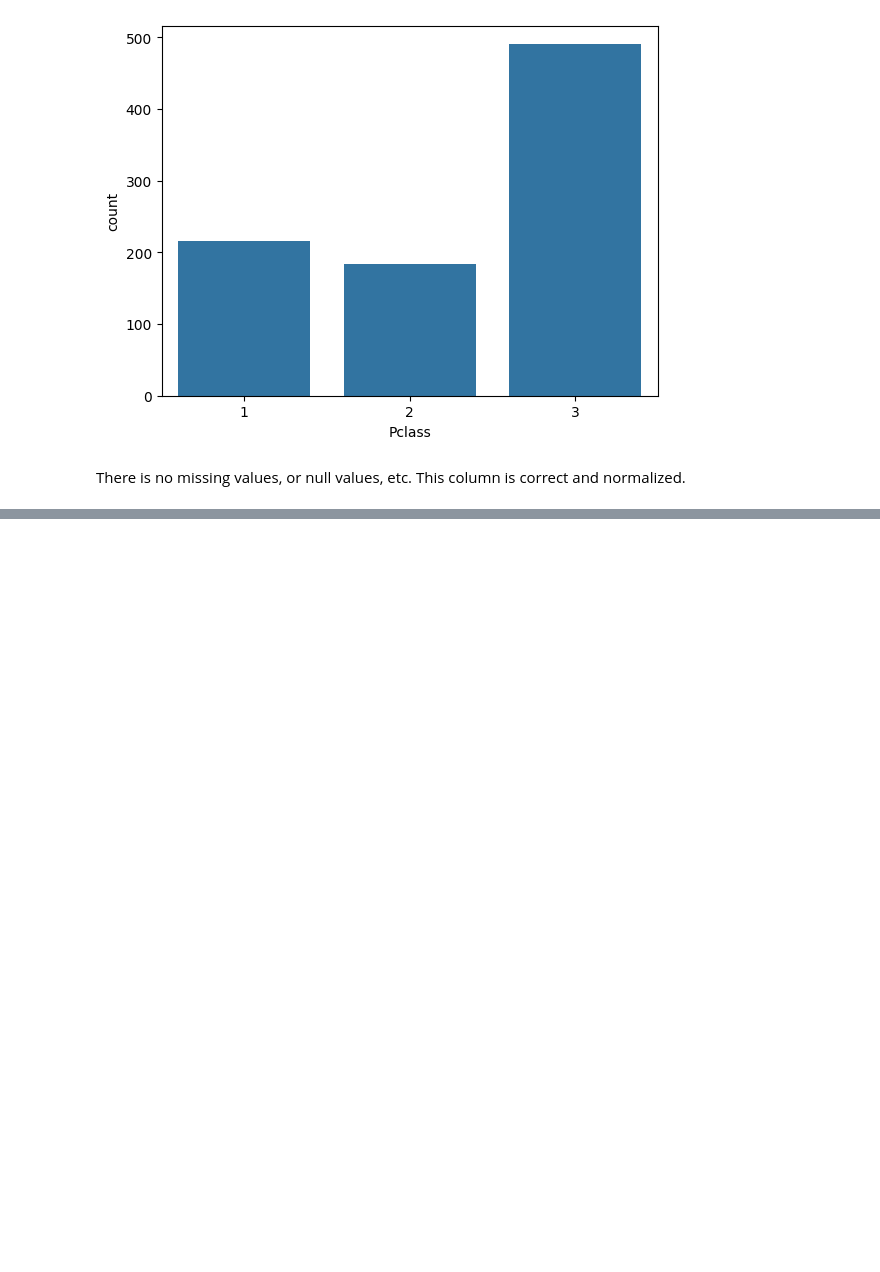
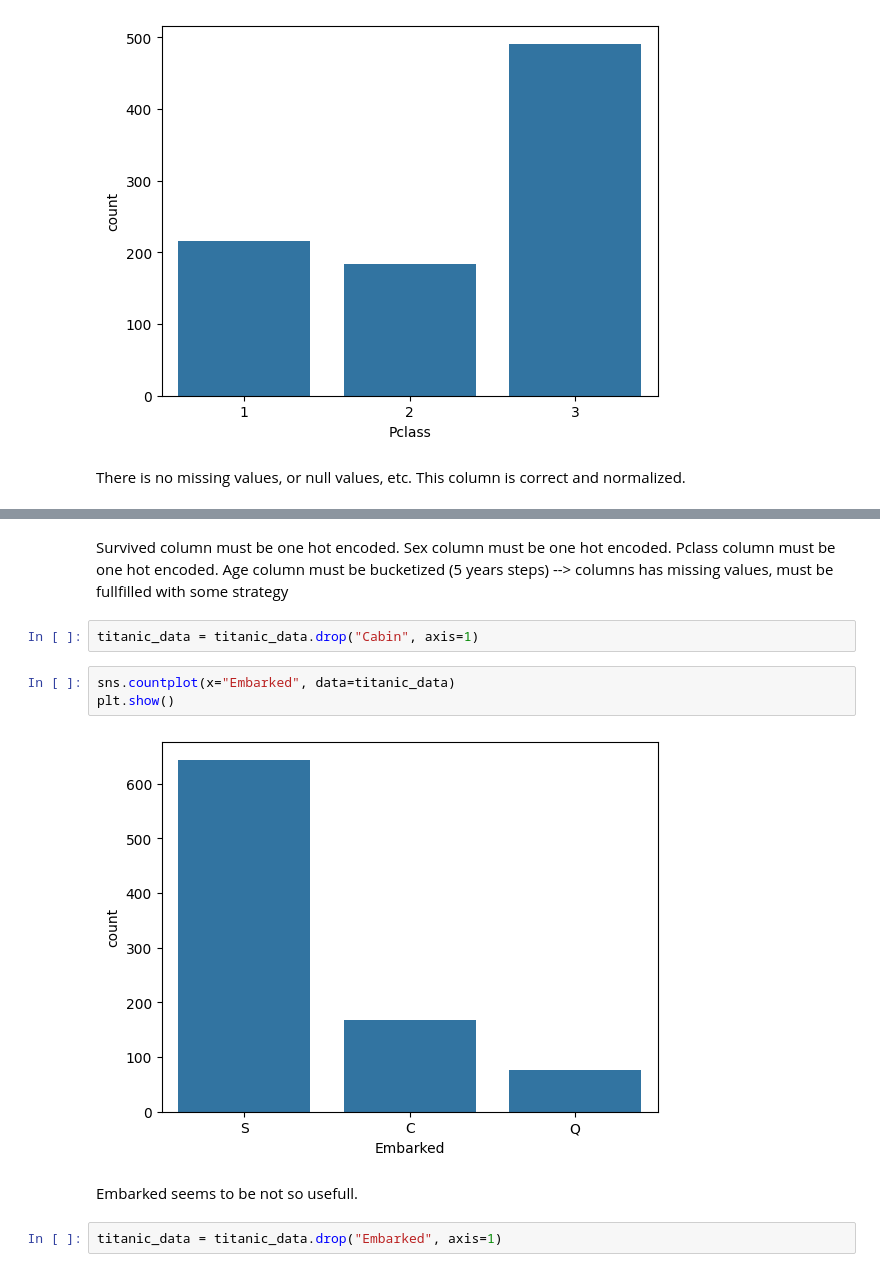
Before and after one commit to jmonaste/AI-Journey, a Jupyter notebook: 02-MachineLearning/01-Hands-On-Machine-Learning/01-End-to-End-Machine-Learning-Project/02-Titanic-Machine-Learning-from-Disastert.ipynb, the cells around one changed output, grey strips where cells are left out. Saved outputs shown, nothing was run; the diff lists cells and outputs as text; blank space fills up the shorter version.

```diff
--- a/02-MachineLearning/01-Hands-On-Machine-Learning/01-End-to-End-Machine-Learning-Project/02-Titanic-Machine-Learning-from-Disastert.ipynb
+++ b/02-MachineLearning/01-Hands-On-Machine-Learning/01-End-to-End-Machine-Learning-Project/02-Titanic-Machine-Learning-from-Disastert.ipynb
@@ -134,0 +194,16 @@ There is no missing values, or null values, etc. This column is correct and norm
+# %% [markdown]
+Survived column must be one hot encoded.
+Sex column must be one hot encoded.
+Pclass column must be one hot encoded.
+Age column must be bucketized (5 years steps) --> columns has missing values, must be fullfilled with some strategy
+# %%
+titanic_data = titanic_data.drop("Cabin", axis=1)
+# %%
+sns.countplot(x="Embarked", data=titanic_data)
+plt.show()
+# %% [output]
+[figure, added]
+# %% [markdown]
+Embarked seems to be not so usefull.
+# %%
+titanic_data = titanic_data.drop("Embarked", axis=1)
```
Also changed, not shown: parts of 19 cells of this notebook, 5 other files.
